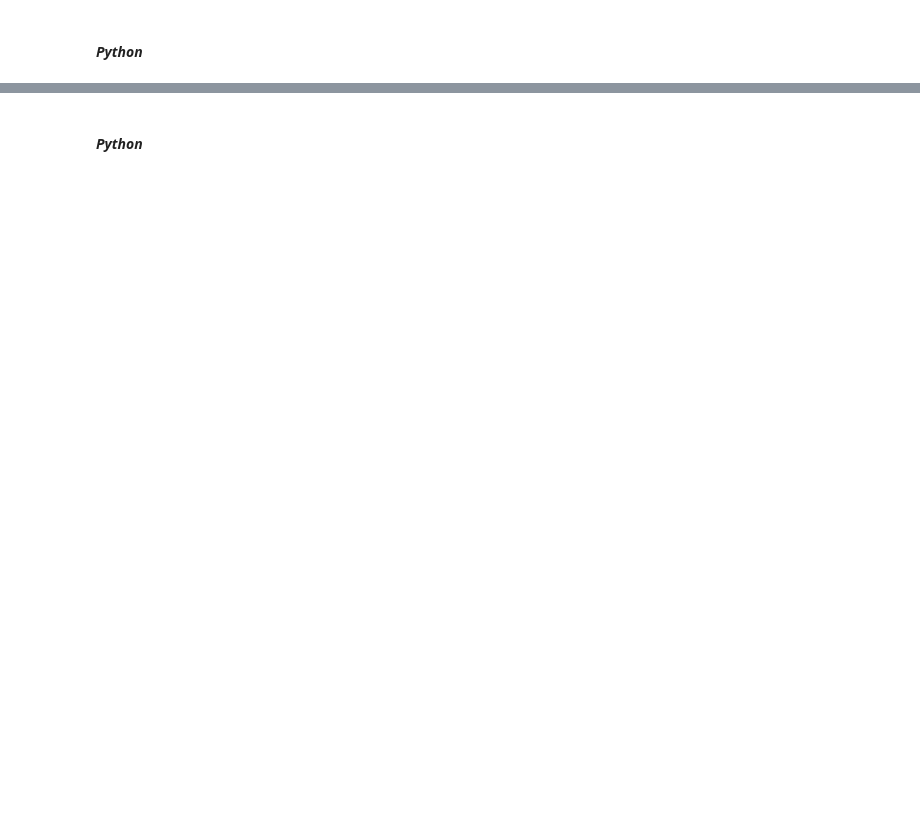
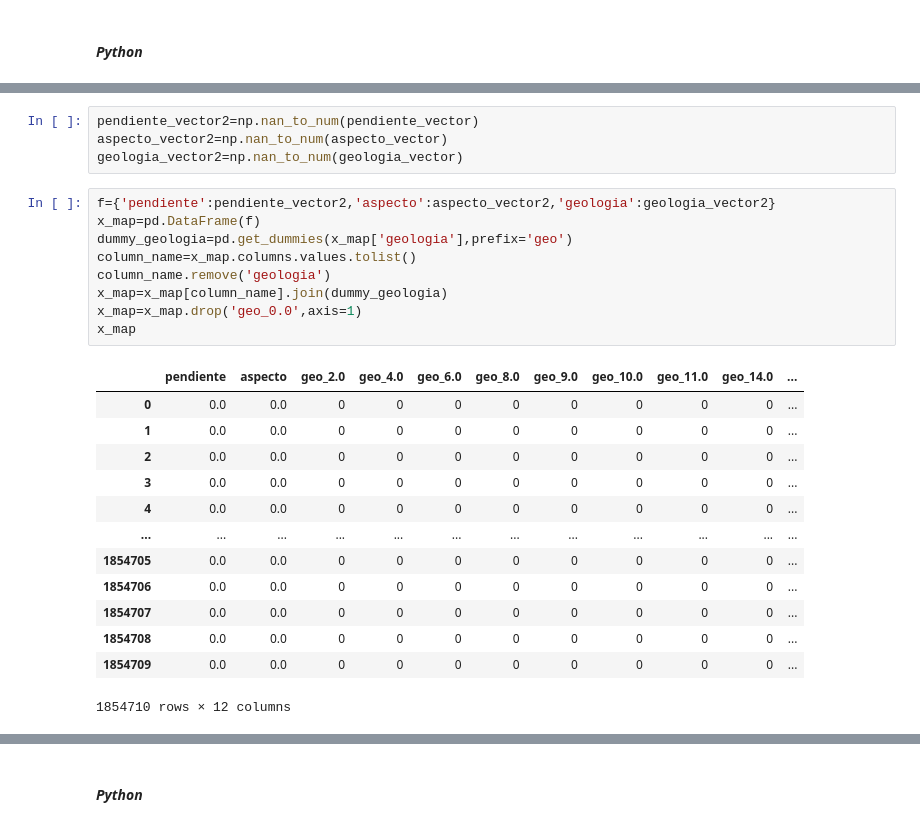
Before and after one commit to edieraristizabal/Libro_cartoGeotecnia, a Jupyter notebook: _sources/08_bivariado.ipynb, the cells around one changed output, grey strips where cells are left out. Drawn from its saved outputs; the diff is of its cells as text; blank space fills up the shorter version.

```diff
--- a/_sources/08_bivariado.ipynb
+++ b/_sources/08_bivariado.ipynb
@@ -1041,0 +1162,27 @@ Ejemplo regresión logística.
+# %%
+pendiente_vector2=np.nan_to_num(pendiente_vector)
+aspecto_vector2=np.nan_to_num(aspecto_vector)
+geologia_vector2=np.nan_to_num(geologia_vector)
+# %%
+f={'pendiente':pendiente_vector2,'aspecto':aspecto_vector2,'geologia':geologia_vector2}
+x_map=pd.DataFrame(f)
+dummy_geologia=pd.get_dummies(x_map['geologia'],prefix='geo')
+column_name=x_map.columns.values.tolist()
+column_name.remove('geologia')
+x_map=x_map[column_name].join(dummy_geologia)
+x_map=x_map.drop('geo_0.0',axis=1)
+x_map
+# %% [output]
+|  | pendiente | aspecto | geo_2.0 | geo_4.0 | geo_6.0 | geo_8.0 | geo_9.0 | geo_10.0 | geo_11.0 | geo_14.0 | ... |
+| 0 | 0.0 | 0.0 | 0 | 0 | 0 | 0 | 0 | 0 | 0 | 0 | ... |
+| 1 | 0.0 | 0.0 | 0 | 0 | 0 | 0 | 0 | 0 | 0 | 0 | ... |
+| 2 | 0.0 | 0.0 | 0 | 0 | 0 | 0 | 0 | 0 | 0 | 0 | ... |
+| 3 | 0.0 | 0.0 | 0 | 0 | 0 | 0 | 0 | 0 | 0 | 0 | ... |
+| 4 | 0.0 | 0.0 | 0 | 0 | 0 | 0 | 0 | 0 | 0 | 0 | ... |
+| ... | ... | ... | ... | ... | ... | ... | ... | ... | ... | ... | ... |
+| 1854705 | 0.0 | 0.0 | 0 | 0 | 0 | 0 | 0 | 0 | 0 | 0 | ... |
+| 1854706 | 0.0 | 0.0 | 0 | 0 | 0 | 0 | 0 | 0 | 0 | 0 | ... |
+| 1854707 | 0.0 | 0.0 | 0 | 0 | 0 | 0 | 0 | 0 | 0 | 0 | ... |
+| 1854708 | 0.0 | 0.0 | 0 | 0 | 0 | 0 | 0 | 0 | 0 | 0 | ... |
+| 1854709 | 0.0 | 0.0 | 0 | 0 | 0 | 0 | 0 | 0 | 0 | 0 | ... |
+1854710 rows × 12 columns
```
Also changed, not shown: parts of 25 cells of this notebook, 28 other files.
